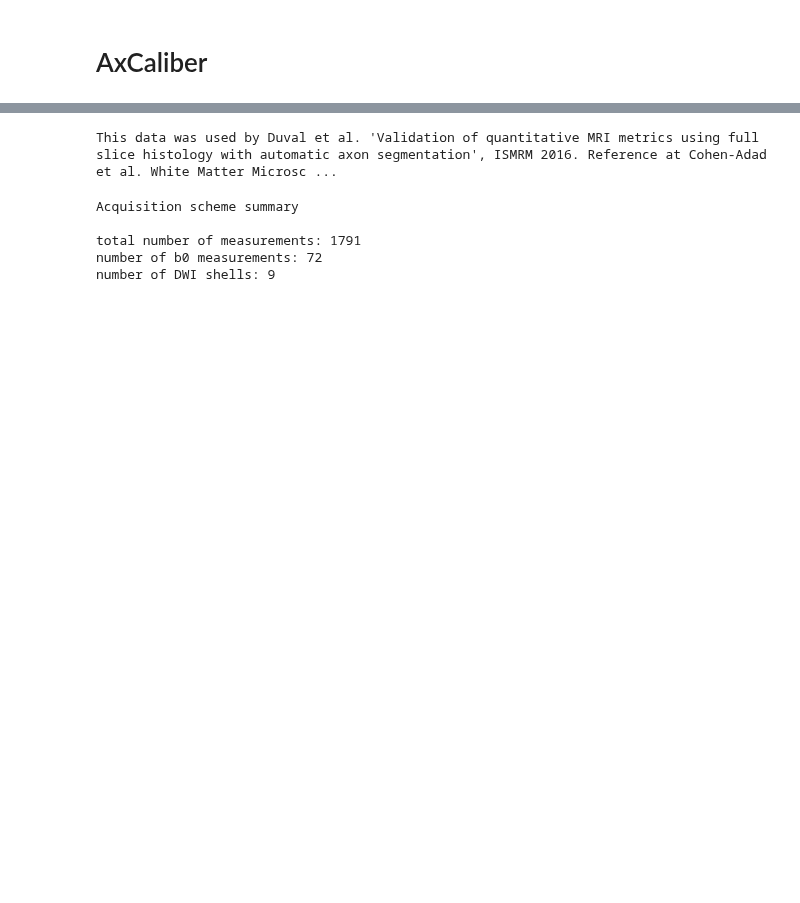
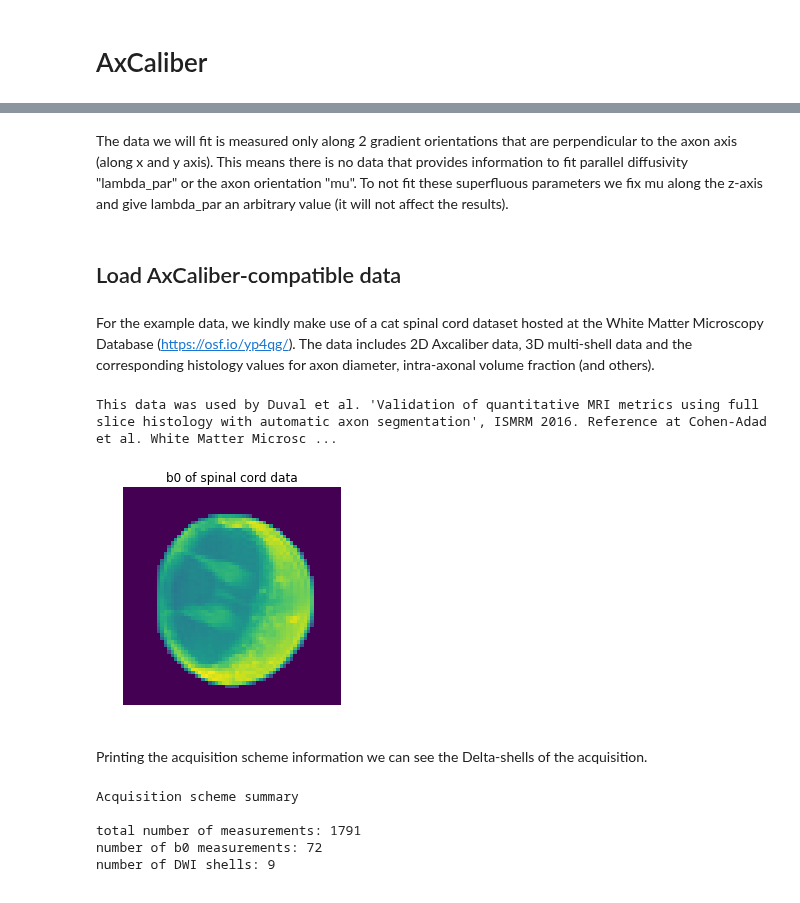
Before and after one commit to AthenaEPI/dmipy, a Jupyter notebook: examples/example_axcaliber.ipynb, the cells around one changed output, grey strips where cells are left out. Drawn from its saved outputs; the diff is of its cells as text; code cells hidden in the pictures; blank space fills up the shorter version.

Commit message:
finished axcaliber example

```diff
--- a/examples/example_axcaliber.ipynb
+++ b/examples/example_axcaliber.ipynb
@@ -19,0 +48,2 @@ from mipy.data import saved_acquisition_schemes, saved_data
+# %% [markdown]
+The data we will fit is measured only along 2 gradient orientations that are perpendicular to the axon axis (along x and y axis). This means there is no data that provides information to fit parallel diffusivity "lambda_par" or the axon orientation "mu". To not fit these superfluous parameters we fix mu along the z-axis and give lambda_par an arbitrary value (it will not affect the results).
@@ -20 +55,5 @@ from mipy.data import saved_acquisition_schemes, saved_data
+# %% [markdown]
+## Load AxCaliber-compatible data
+# %% [markdown]
+For the example data, we kindly make use of a cat spinal cord dataset hosted at the White Matter Microscopy Database (https://osf.io/yp4qg/). The data includes 2D Axcaliber data, 3D multi-shell data and the corresponding histology values for axon diameter, intra-axonal volume fraction (and others).
 # %%
@@ -21,6 +61,16 @@ from mipy.data import saved_acquisition_schemes, saved_data
 scheme_spinal_cord, data_spinal_cord = saved_data.duval_cat_spinal_cord_2d()
 # %% [output]
 This data was used by Duval et al. 'Validation of quantitative MRI metrics using full slice histology with automatic axon segmentation', ISMRM 2016. Reference at Cohen-Adad et al. White Matter Microsc ...
+# %%
+import matplotlib.pyplot as plt
+%matplotlib inline
+plt.imshow(data_spinal_cord.signal[:,:,0,0])
+plt.title('b0 of spinal cord data')
+plt.axis('off');
+# %% [output]
+[figure, added]
+# %% [markdown]
+Printing the acquisition scheme information we can see the Delta-shells of the acquisition.
 # %%
 scheme_spinal_cord.print_acquisition_info
 # %% [output]
```
Also changed, not shown: parts of 57 cells of this notebook.
